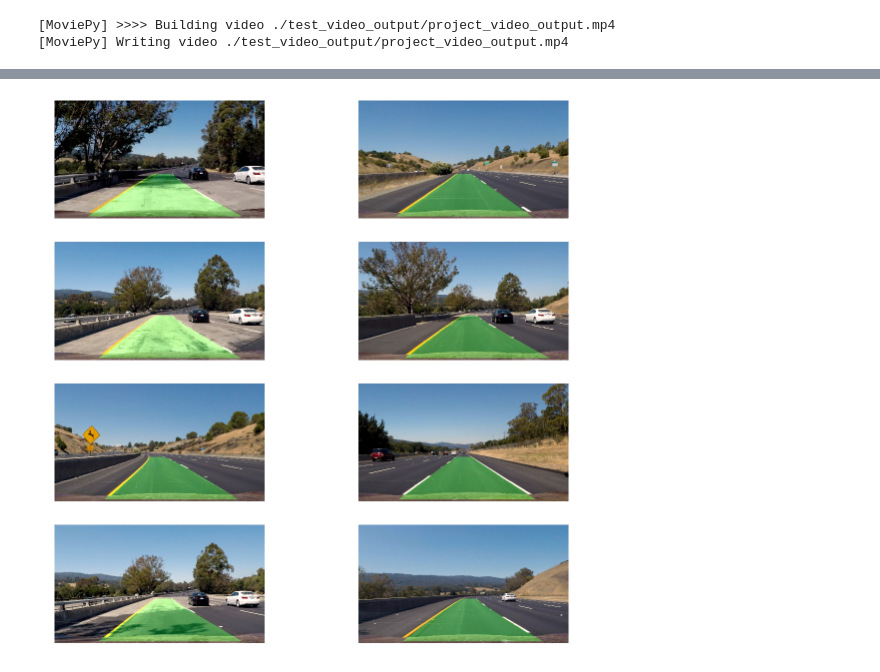
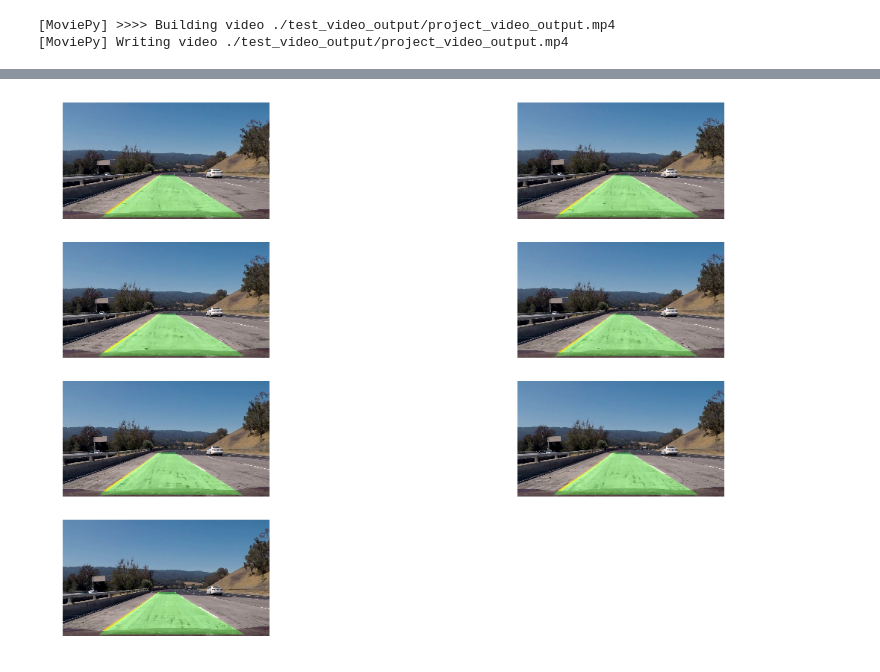
Before and after one commit to shreyasrivastava17/AdvancedLaneLineFinding, a Jupyter notebook: Advanced_Lane_Finding.ipynb, the cells around one changed output, grey strips where cells are left out. Saved outputs shown, nothing was run; the diff lists cells and outputs as text; code cells hidden in the pictures.

```diff
--- a/Advanced_Lane_Finding.ipynb
+++ b/Advanced_Lane_Finding.ipynb
@@ -106,26 +105,26 @@ def ColorThresholding(img):
 #     for img in warped_imgs:
     #R CHANNEL
     r_channel = img[:,:,0]
-    r_thresh = (220, 255)
+    r_thresh = (200, 255)
     binary_rchannel = np.zeros_like(r_channel)
     binary_rchannel[(r_channel > r_thresh[0]) & (r_channel <= r_thresh[1])] = 1
 
     im_hls = cv2.cvtColor(img, cv2.COLOR_RGB2HLS)
     #S CHANNEL
     s_channel = im_hls[:,:,2]
-    s_thresh = (160, 255)
+    s_thresh = (150, 255)
     binary_schannel = np.zeros_like(s_channel)
     binary_schannel[(s_channel > s_thresh[0]) & (s_channel <= s_thresh[1])] = 1
 
     #HUE CHANNEL
     h_channel = im_hls[:,:,0]
-    h_thresh =(45,58)
+    h_thresh =(40,58)
     binary_hchannel = np.zeros_like(h_channel)
     binary_hchannel[(h_channel > h_thresh[0]) & (h_channel <= h_thresh[1])] = 1
 
     #L CHANNEL
     l_channel = im_hls[:,:,1]
-    l_thresh = (90, 100)
+    l_thresh = (130, 255)
     binary_lchannel = np.zeros_like(l_channel)
     binary_lchannel[(l_channel > l_thresh[0]) & (l_channel <= l_thresh[1])] = 1
 
@@ -153,8 +152,8 @@ def GradThresholding(img):
 #     gradthresh_imgs =[]
 #     for img in warped_imgs:
     gray = cv2.cvtColor(img, cv2.COLOR_RGB2GRAY)
-    kernel_size = 5
-    sobel_thresh = (20,100)
+    kernel_size = 3
+    sobel_thresh = (35,170)
     blur_gray = cv2.GaussianBlur(gray,(kernel_size, kernel_size), 0)
     abs_sobelx = np.absolute(cv2.Sobel(blur_gray, cv2.CV_64F, 1, 0))
     abs_sobely = np.absolute(cv2.Sobel(blur_gray, cv2.CV_64F, 0, 1))
@@ -290,48 +297,60 @@ def SlidingWindow(histogram,binary_warped,Minv,undistImg,image):
     return result
 # %%
 def PipelineForVideo(image):
+    shapes=[]
     dst = Undistort(image)
     prespect_transformed_img,Minv = PerspectiveTransform(dst)
     color_threshold = ColorThresholding(prespect_transformed_img)
     grad_threshold = GradThresholding(prespect_transformed_img)
     combined_grad_color = CombineThersholds(color_threshold,grad_threshold,prespect_transformed_img)
+#     result = combined_grad_color
     histogram = np.sum(combined_grad_color[combined_grad_color.shape[0]//2:,:], axis=0)
     result = SlidingWindow(histogram,combined_grad_color,Minv,dst,image)
     return result
 # %%
 from moviepy.editor import VideoFileClip
 global cam_caliberation_values
-cam_caliberation_values =[]
+cam_caliberation_values=[]
 if os.path.isdir("test_video_output"):
     pass
 else:
     os.mkdir("test_video_output")
+cam_caliberation_values = CameraCaliberation() # call Camera Calliberation function to calliberate the camera
 white_output = "./test_video_output/project_video_output.mp4"
 clip1 = VideoFileClip("./project_video.mp4")
-cam_caliberation_values = CameraCaliberation()
 white_clip = clip1.fl_image(PipelineForVideo) #NOTE: this function expects color images!!
 %time white_clip.write_videofile(white_output, audio=False)
-# clip1.reader.close()
+clip1.reader.close()
 
 
 #For Test Images:
-test_imgs = os.listdir("./test_images/")
+test_imgs = os.listdir("./problem_frames/")
 images=[]
 for i in test_imgs:
-    img = mpimg.imread("./test_images/"+i)
+    img = mpimg.imread("./problem_frames/"+i)
     images.append(img)
 plt.figure(figsize=(20,20))
 counter = 1
 res_imgs = []
+left_fitx = []
+right_fitx = []
+ploty = []
 for img in images:
     result = PipelineForVideo(img)
     res_imgs.append(result)
+#     left_fitx.append(result[1])
+#     right_fitx.append(result[2])
+#     ploty.append(result[3])
 
 for i in res_imgs:
-    plt.subplot(4,2,counter)
-    plt.imshow(i)
+    plt.subplot(6,2,counter)
+    plt.imshow(i,cmap ="gray")
     plt.axis("off")
     counter += 1
+#     plt.plot(left_fitx, ploty, color='yellow')
+#     plt.plot(right_fitx, ploty, color='yellow')
+#     plt.xlim(0, 1280)
+#     plt.ylim(720, 0)
 plt.show()
 # %% [output]
 [MoviePy] >>>> Building video ./test_video_output/project_video_output.mp4
@@ -344 +362 @@ Wall time: 2min 53s
-[figure, old version]
+[figure, new version]
```
Also changed, not shown: parts of 5 cells of this notebook.
